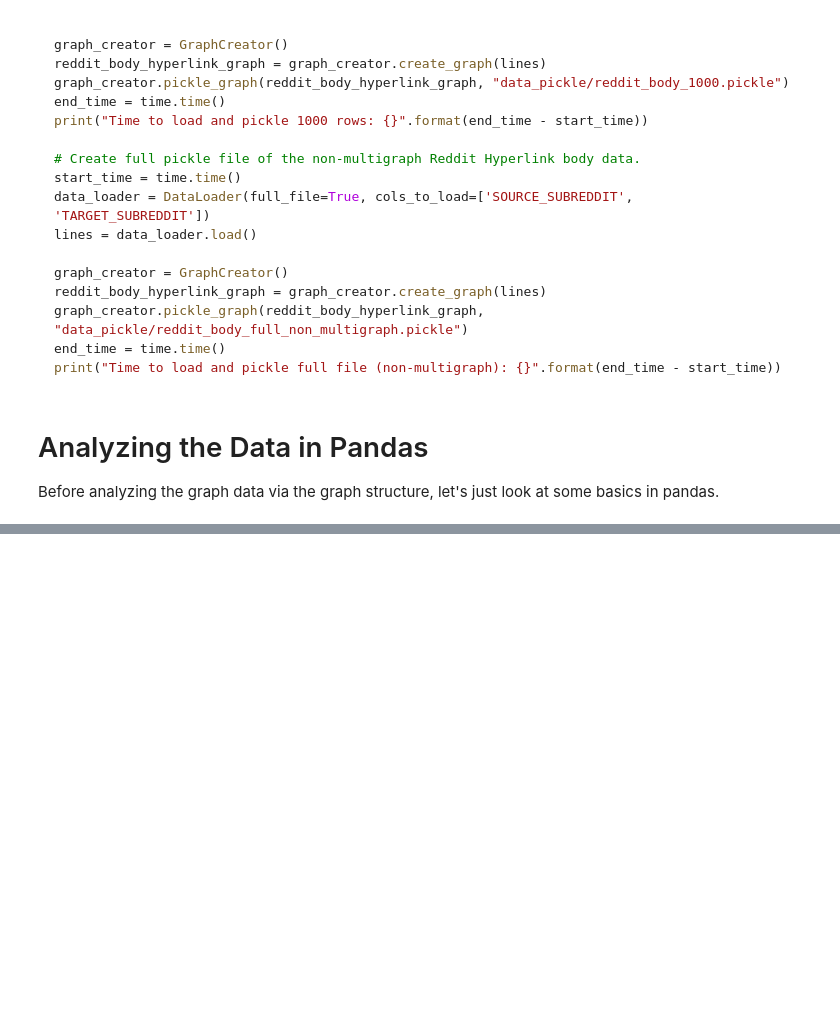
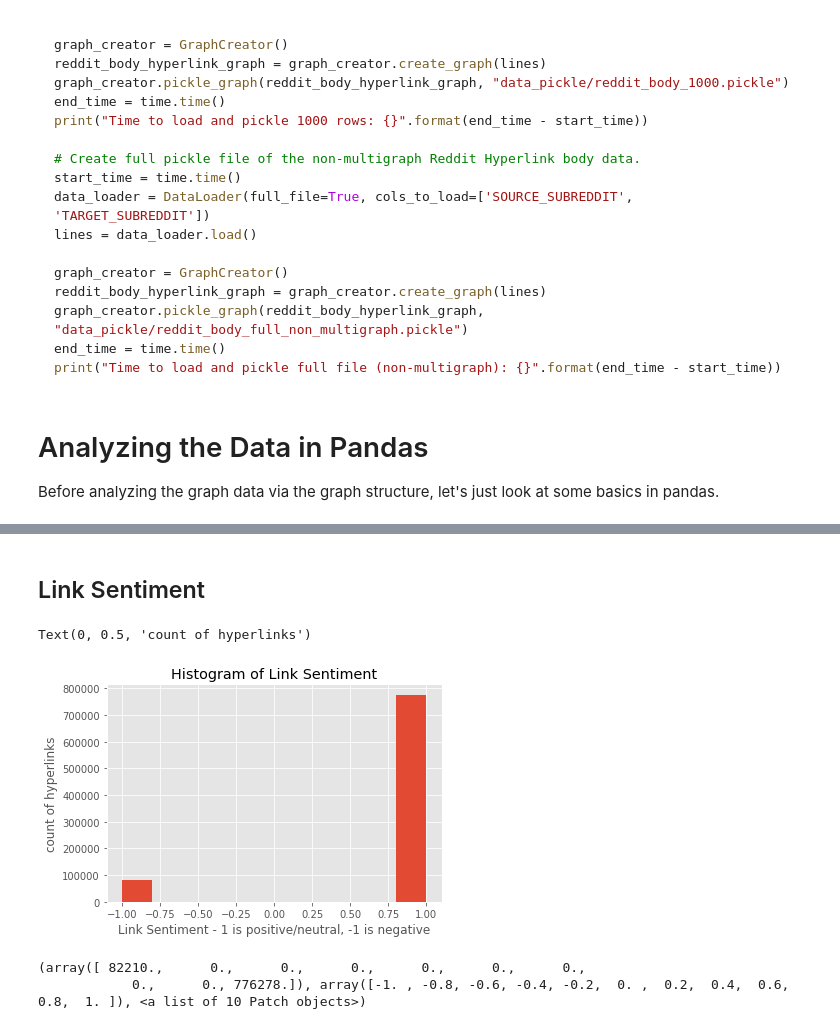
Before and after one commit to stevenrouk/capstone1-online-communities, a Jupyter notebook: notebooks/0.1-stevenrouk-basic-analysis.ipynb, the cells around one changed output, grey strips where cells are left out. Cells and saved outputs as stored; diff of their text form; code cells hidden in the pictures; blank space fills up the shorter version.

```diff
--- a/notebooks/0.1-stevenrouk-basic-analysis.ipynb
+++ b/notebooks/0.1-stevenrouk-basic-analysis.ipynb
@@ -26,6 +27,10 @@ from src.GraphCreator import GraphCreator
 
 from src.io_helpers import pickle_obj, load_pickled_obj
 from src.networkx_helpers import combine_graphs
+# %%
+ROOT_DIRECTORY = os.path.split(os.getcwd())[0]
+DATA_DIRECTORY = os.path.join(ROOT_DIRECTORY, 'data')
+PICKLED_DATA_DIRECTORY = os.path.join(ROOT_DIRECTORY, 'data_pickle')
 # %% [markdown]
 # Simple Graphs
 # %%
@@ -146,0 +169,9 @@ print(value_count_overlap(concat_target_counts, title_target_counts, 10))
+# %%
+from src.DataLoader import PandasDataLoader
+
+p_loader = PandasDataLoader(
+    os.path.join(DATA_DIRECTORY, "soc-redditHyperlinks-body.tsv"),
+    os.path.join(DATA_DIRECTORY, "soc-redditHyperlinks-title.tsv")
+)
+
+df = p_loader.load()
@@ -146,0 +204,15 @@ print(value_count_overlap(concat_target_counts, title_target_counts, 10))
+# %% [markdown]
+## Link Sentiment
+# %%
+bins = plt.hist(df['LINK_SENTIMENT'])
+plt.title("Histogram of Link Sentiment")
+plt.xlabel("Link Sentiment - 1 is positive/neutral, -1 is negative")
+plt.ylabel("count of hyperlinks")
+# %% [output]
+Text(0, 0.5, 'count of hyperlinks')
+[figure, added]
+# %%
+print(bins)
+# %% [output]
+(array([ 82210.,      0.,      0.,      0.,      0.,      0.,      0.,
+            0.,      0., 776278.]), array([-1. , -0.8, -0.6, -0.4, -0.2,  0. ,  0.2,  0.4,  0.6,  0.8,  1. ]), <a list of 10 Patch objects>)
```
Also changed, not shown: parts of 20 cells of this notebook.
